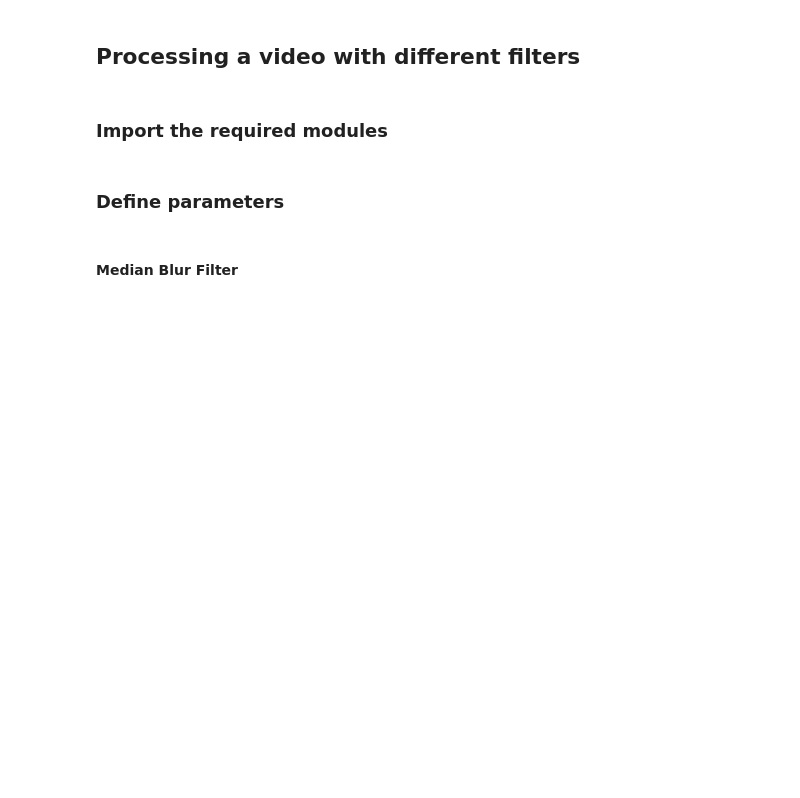
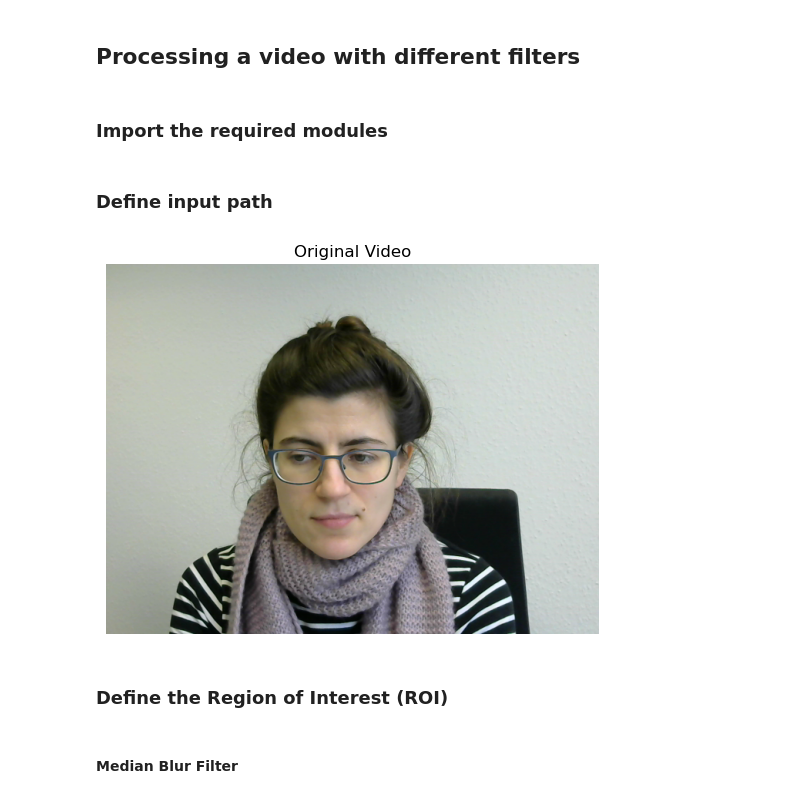
Before and after one commit to saksham2001/rPPG-removal, a Jupyter notebook: pyRemoval_Demo.ipynb, the cells around one changed output. Saved outputs shown, nothing was run; the diff lists cells and outputs as text; code cells hidden in the pictures; blank space fills up the shorter version.

Commit message:
updated demo notebook

```diff
--- a/pyRemoval_Demo.ipynb
+++ b/pyRemoval_Demo.ipynb
@@ -9,4 +12,4 @@ from pyRemoval.processing.converter import apply_filter
 from pyRemoval.processing.filters import medianblur, peppernoise, timeblur_sliding
 from pyRemoval.processing.extract import facial_roi
 # %% [markdown]
-### Define parameters
+### Define input path
@@ -16,0 +16,38 @@ roi_func = facial_roi
+# %%
+input_path = '/Users/sakshambhutani/Desktop/original/alex/alex_resting/cv_camera_sensor_stream_handler.avi'
+# %%
+def display_frame_from_video(input_path, title=None):
+    '''
+    This functions display a frame from the video at the half point of the video.
+
+    This function is only for the purpose of demonstration in this notebook.
+    '''
+    # Read the Video (Change the filename as per your file)
+    cap = cv2.VideoCapture(input_path)
+
+    # Get the total number of frames
+    length = int(cap.get(cv2.CAP_PROP_FRAME_COUNT))
+    half_point = length//2 # Approximately half if number of frames are odd
+
+    # Set the reader to the given frame number (half_point)
+    cap.set(cv2.CAP_PROP_POS_FRAMES, half_point)
+
+    # Read the frame
+    ret, frame = cap.read()
+
+    # Release the file pointer
+    cap.release()
+
+    frame_rgb = cv2.cvtColor(frame, cv2.COLOR_BGR2RGB)
+
+    # display the frame using matplotlib
+    if title:
+        plt.title(title)
+    plt.axis('off')
+    plt.imshow(frame_rgb)
+# %%
+frame = display_frame_from_video(input_path, title='Original Video')
+# %% [output]
+[figure, added]
+# %% [markdown]
+### Define the Region of Interest (ROI)
```
Also changed, not shown: parts of 39 cells of this notebook, 2 other files.
